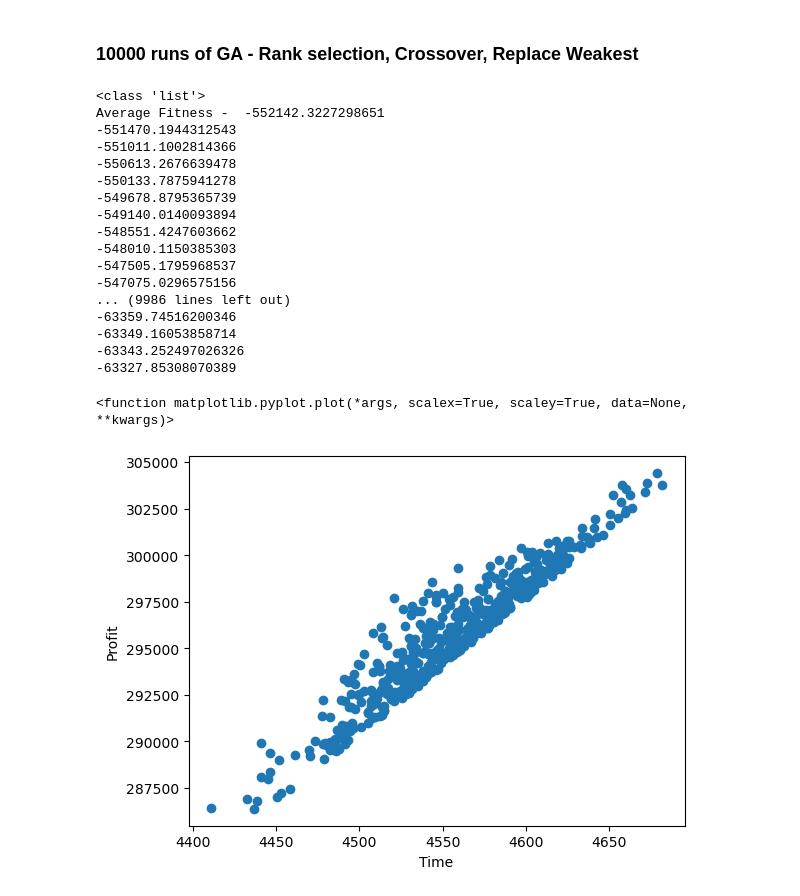
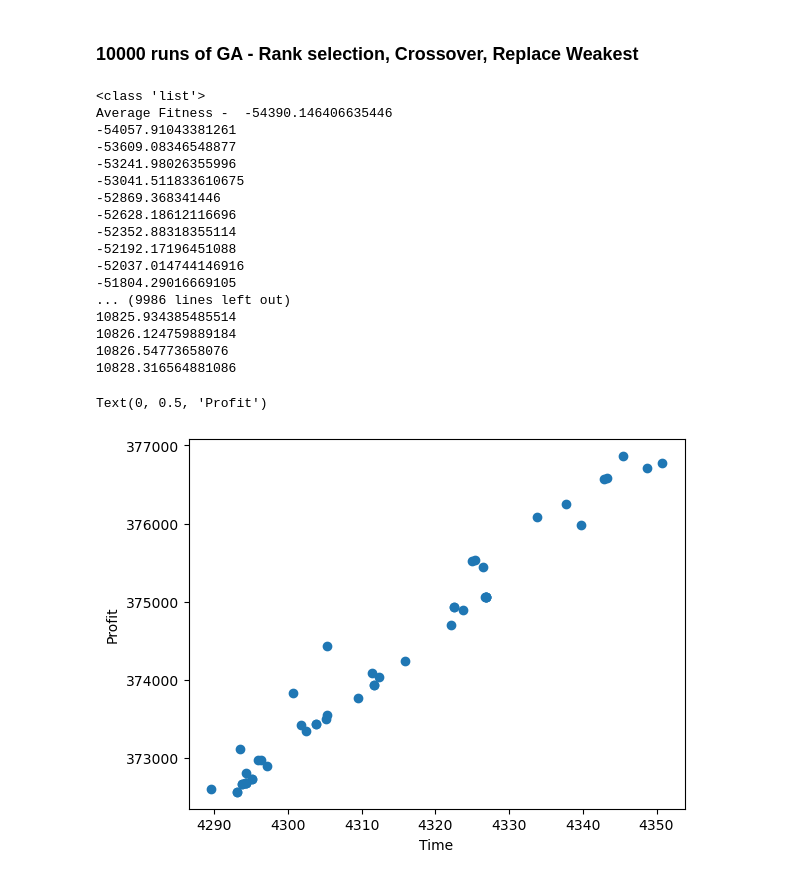
Before and after one commit to achusat/NIC_Group, a Jupyter notebook: NIC_Group_GA-checkpoint.ipynb, the cells around one changed output. Saved outputs shown, nothing was run; the diff lists cells and outputs as text; code cells hidden in the pictures.

```diff
--- a/NIC_Group_GA-checkpoint.ipynb
+++ b/NIC_Group_GA-checkpoint.ipynb
@@ -399,7 +399,7 @@ def ReplaceWeakest(tsp_pop, kp_pop, pop_fitness, child_tsp, child_kp, child_fitn
 # %% [markdown]
 <h3>10000 runs of GA - Rank selection, Crossover, Replace Weakest</h3>
 # %%
-tsp_population, kp_population = GeneratePopulation(500,dimension,number_of_items)
+tsp_population, kp_population = GeneratePopulation(50,dimension,number_of_items)
 print(type(kp_population))
 population_fitness = eval_population_fitness(tsp_population, kp_population)
 avg_fitness = sum(population_fitness)/dimension
@@ -440,35 +440,35 @@ for i in range(10000):
     print(avg_fitness)
 # %% [output]
 <class 'list'>
-Average Fitness -  -552142.3227298651
--551470.1944312543
--551011.1002814366
--550613.2676639478
--550133.7875941278
--549678.8795365739
--549140.0140093894
--548551.4247603662
--548010.1150385303
--547505.1795968537
--547075.0296575156
+Average Fitness -  -54390.146406635446
+-54057.91043381261
+-53609.08346548877
+-53241.98026355996
+-53041.511833610675
+-52869.368341446
+-52628.18612116696
+-52352.88318355114
+-52192.17196451088
+-52037.014744146916
+-51804.29016669105
 ... (9986 lines left out)
--63359.74516200346
--63349.16053858714
--63343.252497026326
--63327.85308070389
+10825.934385485514
+10826.124759889184
+10826.54773658076
+10828.316564881086
 # %%
 f = []
 g = []
-for i in range(500):
+for i in range(50):
     f = np.append(f,eval_time(tsp_population[i], kp_population[i], item_location, weight))
     g = np.append(g,eval_profit(kp_population[i],value))
 
 # plot of objective space: all final solutions
 plt.scatter(f,g)
 plt.xlabel('Time')
 plt.ylabel('Profit')
 # %% [output]
-<function matplotlib.pyplot.plot(*args, scalex=True, scaley=True, data=None, **kwargs)>
+Text(0, 0.5, 'Profit')
-[figure, old version]
+[figure, new version]
 # %%
 nd = []
```
Also changed, not shown: parts of 5 cells of this notebook.
